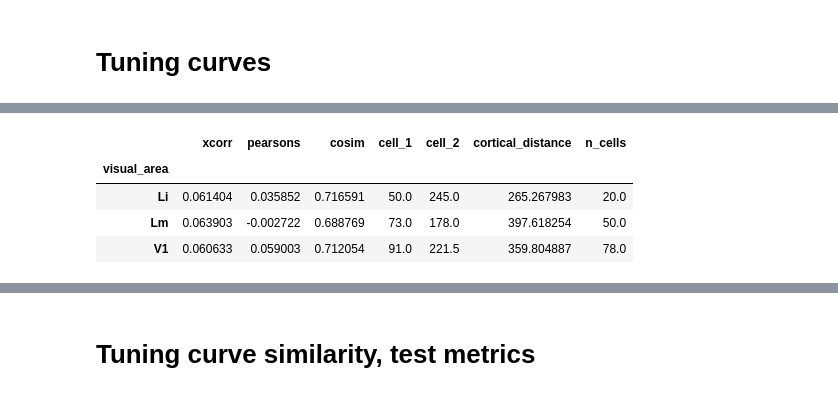
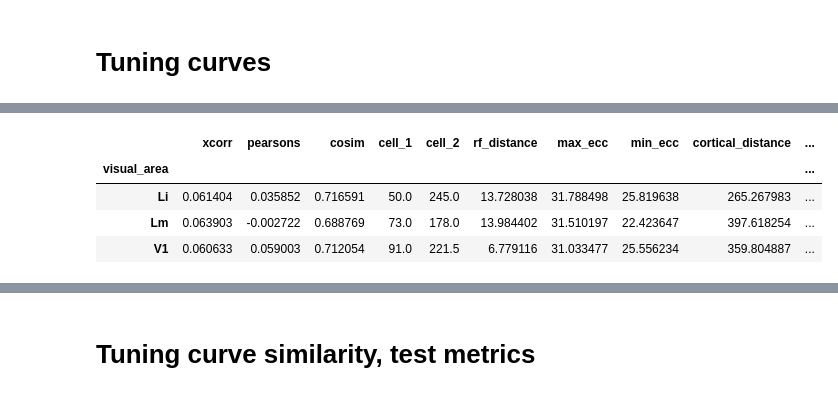
Before and after one commit to julianarhee/rat-2p-area-characterizations, a Jupyter notebook: analyze2p/gratings/correlate_tuning_curves.ipynb, the cells around one changed output, grey strips where cells are left out. Saved outputs shown, nothing was run; the diff lists cells and outputs as text; code cells hidden in the pictures.

```diff
--- a/analyze2p/gratings/correlate_tuning_curves.ipynb
+++ b/analyze2p/gratings/correlate_tuning_curves.ipynb
@@ -112,7 +111,7 @@ Stimulus: gratings (cell counts)
 # %% [markdown]
 #### Tuning curve fits
 # %%
-gdata, missing_ = gutils.aggregate_ori_fits(CELLS, traceid=traceid, create_new=True,
+gdata, missing_ = gutils.aggregate_ori_fits(CELLS, traceid=traceid, create_new=False,
                             fit_desc=ori_fit_desc, return_missing=True)
 gdata = hutils.split_datakey(gdata)
 gdata['tf'] = gdata['sf']*gdata['speed'] # fit params
@@ -225,4 +233,13 @@ findfont: Font family ['sans-serif'] not found. Falling back to DejaVu Sans.
 # %%
 # Add position info for each cell
 FITS['experiment'] = 'gratings'
-FITS = aggr.add_roi_positions(FITS.copy())
+# FITS = aggr.add_roi_positions(FITS.copy())
+# %%
+response_type='dff'
+do_spherical_correction=False
+rfdf = rfutils.aggregate_fits(cells0, sdata, combine='average',
+                              response_type=response_type,
+                              do_spherical_correction=do_spherical_correction,
+                              reliable_only=True,
+                              pass_criterion='position')
+rfdf = aggr.add_roi_positions(rfdf)
@@ -235,5 +302,5 @@ importlib.reload(cr)
 # %%
-dists = cr.aggregate_tuning_curve_ccdist(FITS, min_ncells=3)
+dists = cr.aggregate_tuning_curve_ccdist(FITS, rfdf=rfdf, min_ncells=3)
 # %% [output]
 too few cells: Li, 20190314_JC070_fov1
 too few cells: Li, 20190315_JC070_fov2
@@ -265,15 +330,16 @@ dists[dists['xcorr']>2]
 # %%
-dist_params = ['xcorr', 'pearsons', 'cosim', 'cortical_distance', 'n_cells' ]
+dist_params = ['xcorr', 'pearsons', 'cosim', 'cortical_distance', 'rf_distance',
+               'n_cells' ]
 for p in dist_params:
     dists[p] = dists[p].astype(float)
 means_= dists.groupby('visual_area').median()
 means_
 # %% [output]
-|  | xcorr | pearsons | cosim | cell_1 | cell_2 | cortical_distance | n_cells |
-| visual_area |  |  |  |  |  |  |  |
-| Li | 0.061404 | 0.035852 | 0.716591 | 50.0 | 245.0 | 265.267983 | 20.0 |
-| Lm | 0.063903 | -0.002722 | 0.688769 | 73.0 | 178.0 | 397.618254 | 50.0 |
-| V1 | 0.060633 | 0.059003 | 0.712054 | 91.0 | 221.5 | 359.804887 | 78.0 |
+|  | xcorr | pearsons | cosim | cell_1 | cell_2 | rf_distance | max_ecc | min_ecc | cortical_distance | ... |
+| visual_area |  |  |  |  |  |  |  |  |  | ... |
+| Li | 0.061404 | 0.035852 | 0.716591 | 50.0 | 245.0 | 13.728038 | 31.788498 | 25.819638 | 265.267983 | ... |
+| Lm | 0.063903 | -0.002722 | 0.688769 | 73.0 | 178.0 | 13.984402 | 31.510197 | 22.423647 | 397.618254 | ... |
+| V1 | 0.060633 | 0.059003 | 0.712054 | 91.0 | 221.5 | 6.779116 | 31.033477 | 25.556234 | 359.804887 | ... |
 # %%
 %matplotlib notebook
 means_= dists.groupby('visual_area').median()
```
Also changed, not shown: parts of 29 cells of this notebook, 3 other files.
